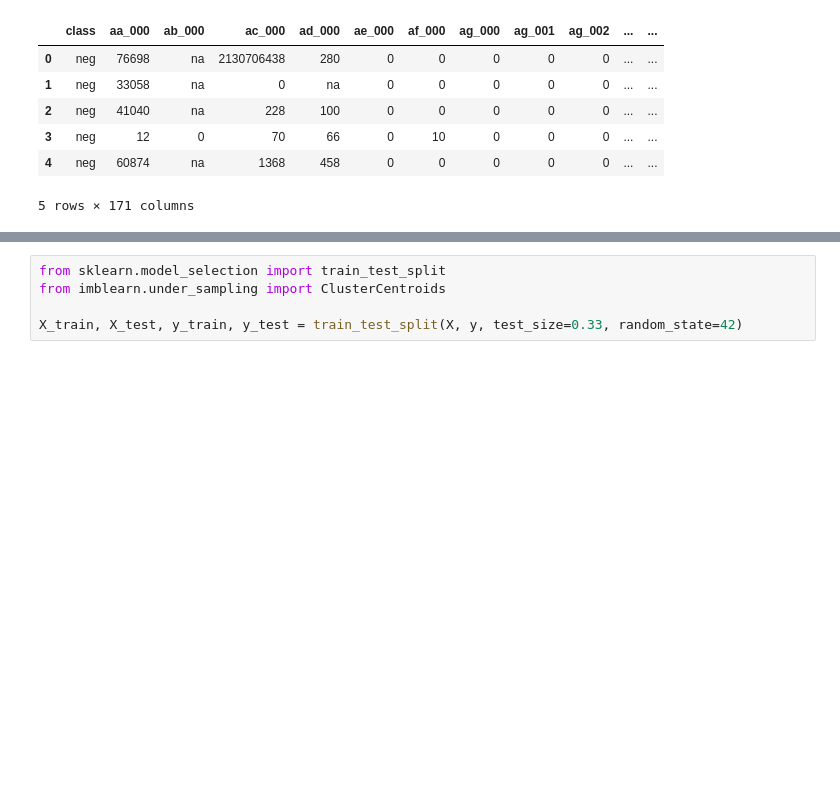
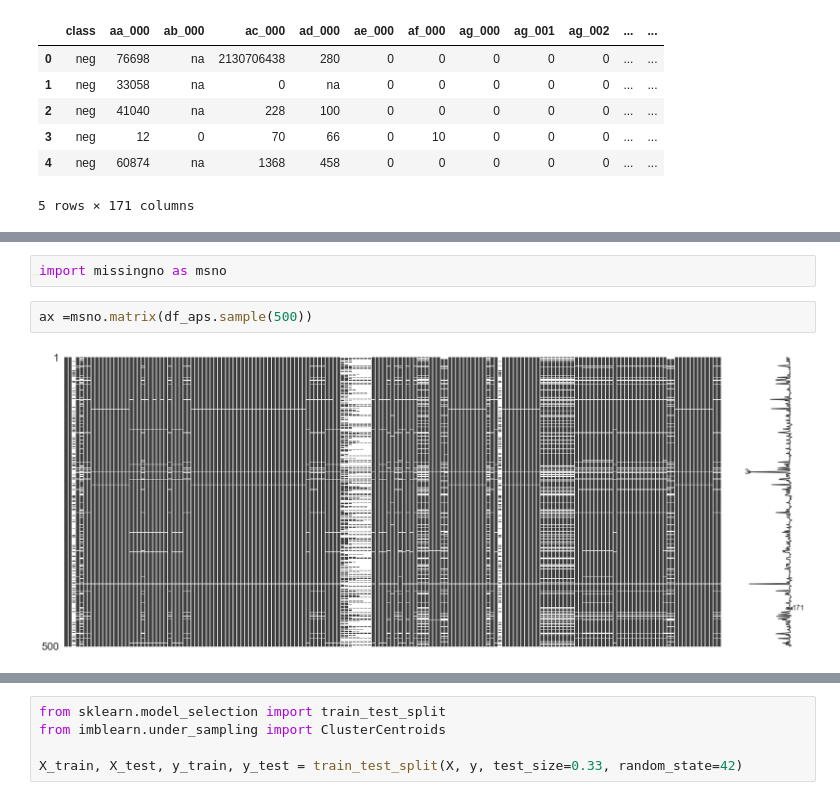
Before and after one commit to SamuelhBueno/DP_CA, a Jupyter notebook: DP_CA.ipynb, the cells around one changed output, grey strips where cells are left out. Drawn from its saved outputs; the diff is of its cells as text; blank space fills up the shorter version.

```diff
--- a/DP_CA.ipynb
+++ b/DP_CA.ipynb
@@ -201,0 +170,6 @@ Length: 171, dtype: int64
+# %%
+import missingno as msno
+# %%
+ax =msno.matrix(df_aps.sample(500))
+# %% [output]
+[figure, added]
```
Also changed, not shown: parts of 43 cells of this notebook, 1 other file.
